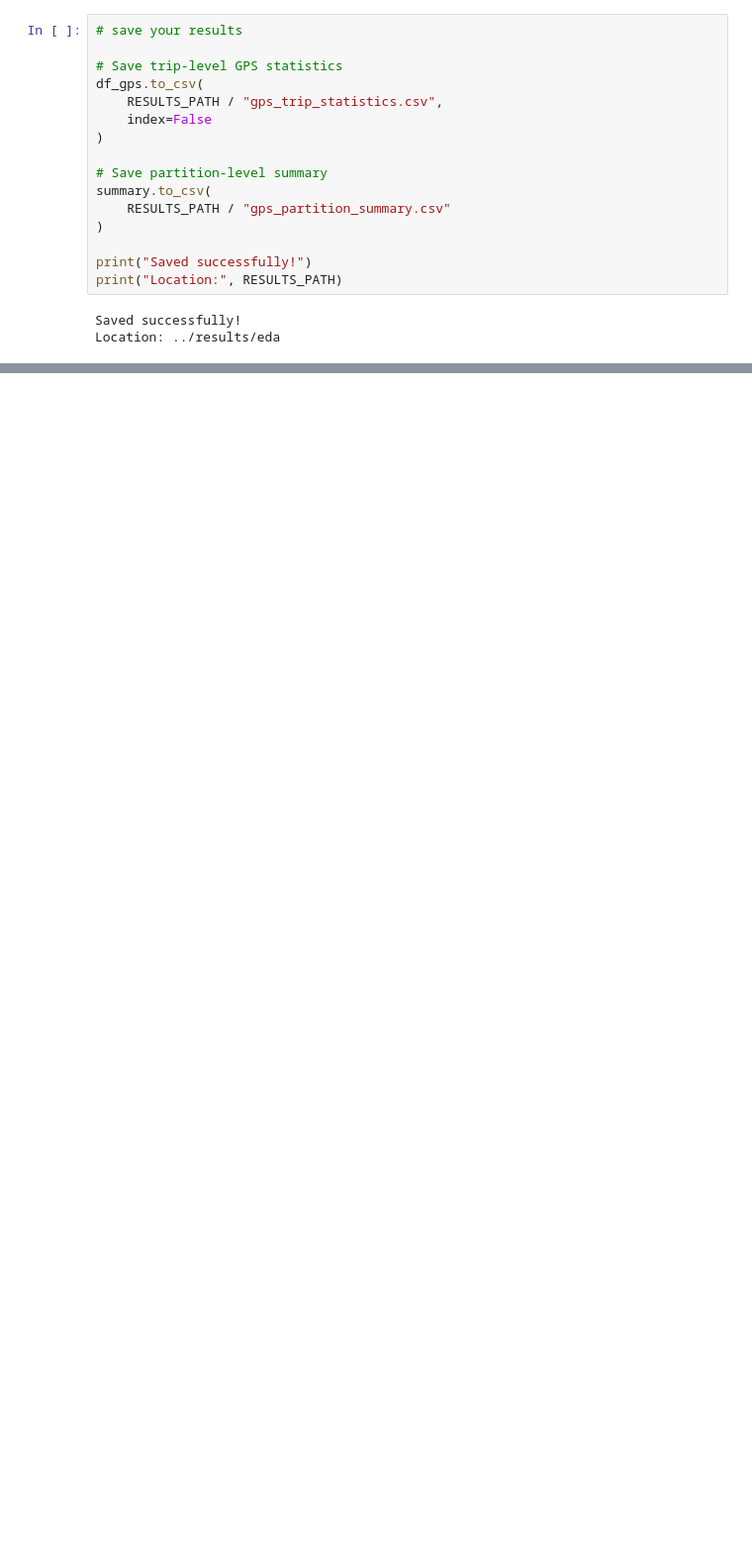
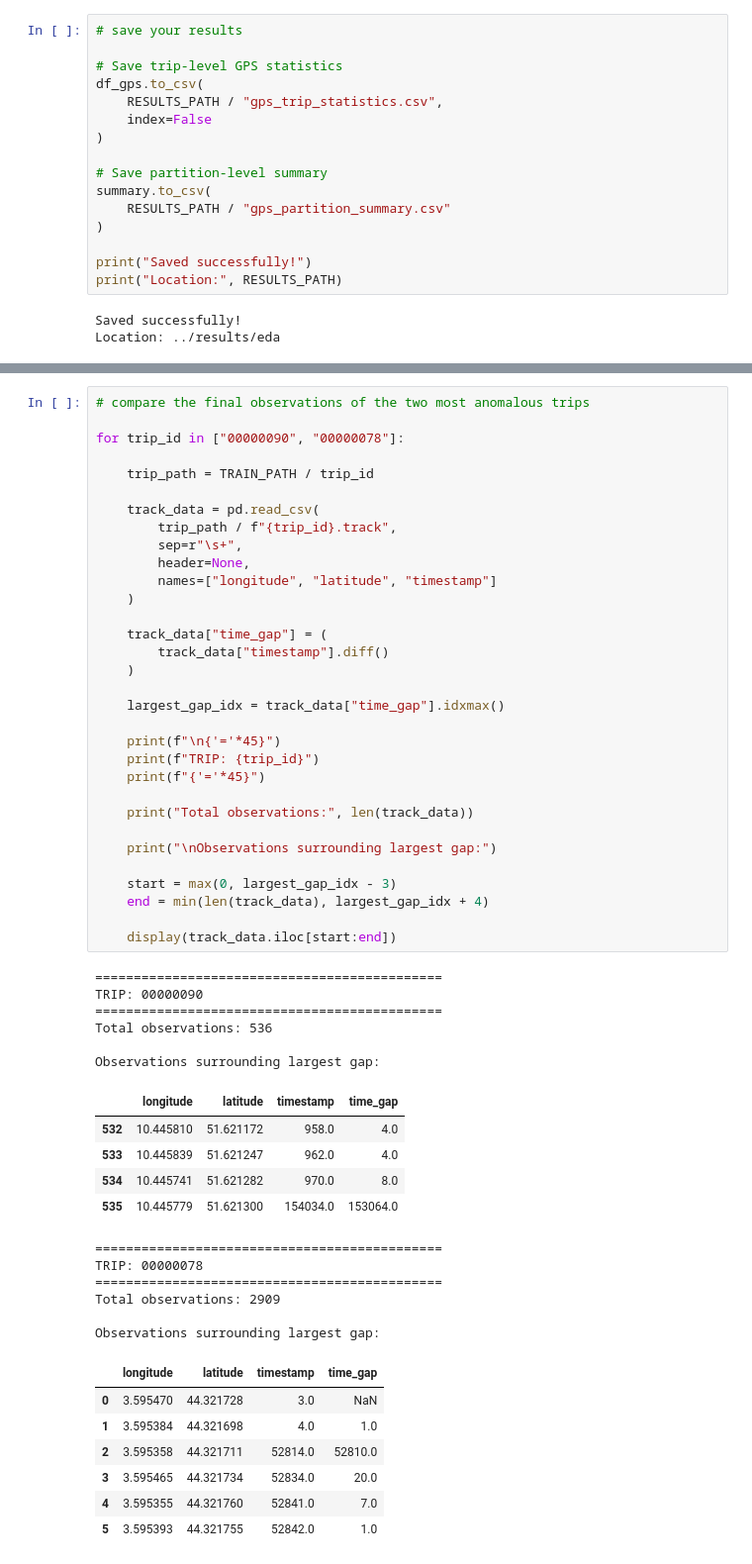
Before and after one commit to idwmu/ML-18_11-E-7, a Jupyter notebook: data_processing/eda.ipynb, the cells around one changed output, grey strips where cells are left out. Shown at 99% size. Drawn from its saved outputs; the diff is of its cells as text; blank space fills up the shorter version.

```diff
--- a/data_processing/eda.ipynb
+++ b/data_processing/eda.ipynb
@@ -360,0 +451,57 @@ Location: ../results/eda
+# %%
+# compare the final observations of the two most anomalous trips
+
+for trip_id in ["00000090", "00000078"]:
+
+    trip_path = TRAIN_PATH / trip_id
+
+    track_data = pd.read_csv(
+        trip_path / f"{trip_id}.track",
+        sep=r"\s+",
+        header=None,
+        names=["longitude", "latitude", "timestamp"]
+    )
+
+    track_data["time_gap"] = (
+        track_data["timestamp"].diff()
+    )
+
+    largest_gap_idx = track_data["time_gap"].idxmax()
+
+    print(f"\n{'='*45}")
+    print(f"TRIP: {trip_id}")
+    print(f"{'='*45}")
+
+    print("Total observations:", len(track_data))
+
+    print("\nObservations surrounding largest gap:")
+
+    start = max(0, largest_gap_idx - 3)
+    end = min(len(track_data), largest_gap_idx + 4)
+
+    display(track_data.iloc[start:end])
+# %% [output]
+=============================================
+TRIP: 00000090
+=============================================
+Total observations: 536
+
+Observations surrounding largest gap:
+|  | longitude | latitude | timestamp | time_gap |
+| 532 | 10.445810 | 51.621172 | 958.0 | 4.0 |
+| 533 | 10.445839 | 51.621247 | 962.0 | 4.0 |
+| 534 | 10.445741 | 51.621282 | 970.0 | 8.0 |
+| 535 | 10.445779 | 51.621300 | 154034.0 | 153064.0 |
+=============================================
+TRIP: 00000078
+=============================================
+Total observations: 2909
+
+Observations surrounding largest gap:
+|  | longitude | latitude | timestamp | time_gap |
+| 0 | 3.595470 | 44.321728 | 3.0 | NaN |
+| 1 | 3.595384 | 44.321698 | 4.0 | 1.0 |
+| 2 | 3.595358 | 44.321711 | 52814.0 | 52810.0 |
+| 3 | 3.595465 | 44.321734 | 52834.0 | 20.0 |
+| 4 | 3.595355 | 44.321760 | 52841.0 | 7.0 |
+| 5 | 3.595393 | 44.321755 | 52842.0 | 1.0 |
```
Also changed, not shown: parts of 5 cells of this notebook.
